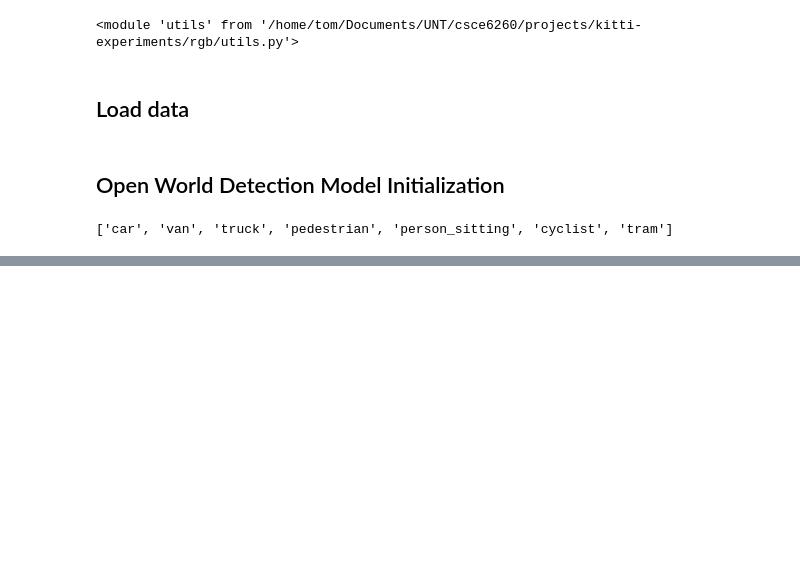
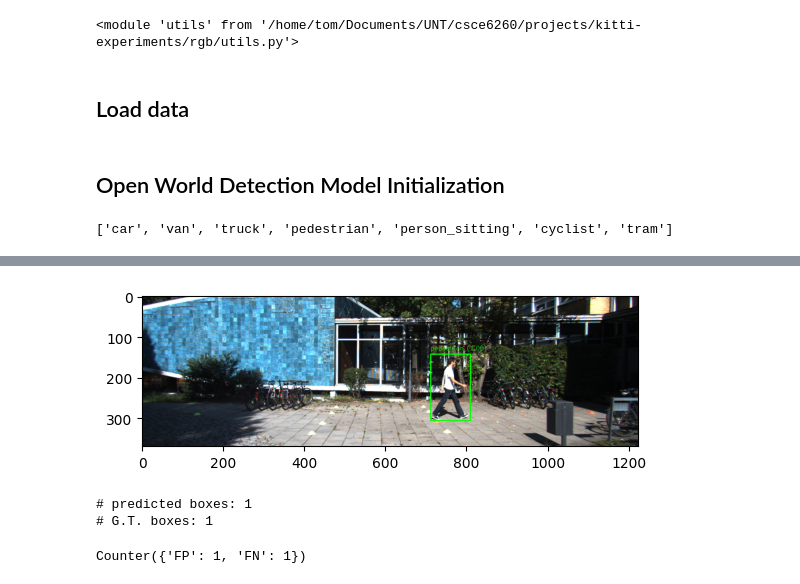
Before and after one commit to tjtrebat/kitti-experiments, a Jupyter notebook: rgb/yolo.ipynb, the cells around one changed output, grey strips where cells are left out. Drawn from its saved outputs; the diff is of its cells as text; code cells hidden in the pictures; blank space fills up the shorter version.

Commit message:
calculated precision/recall

```diff
--- a/rgb/yolo.ipynb
+++ b/rgb/yolo.ipynb
@@ -19,6 +19,8 @@ base = Path.home() / "kitti"
 train_dir = base / "training"
 train_img_dir = train_dir / "image_2"
 kitti_images_train = sorted(train_img_dir.glob("*.png"))
+train_labels_dir = train_dir / "label_2"
+kitti_train_labels = sorted(train_labels_dir.glob("*.txt"))
 # %% [markdown]
 ## Open World Detection Model Initialization
 # %%
@@ -68,0 +79,29 @@ Speed: 2.0ms preprocess, 528.0ms inference, 1.1ms postprocess per image at shape
+# %%
+gt_detections = []
+for gt_object in sample_label:
+    class_name = gt_object["type"].lower()
+    if class_name != "dontcare":
+        x_min, y_min, x_max, y_max = gt_object["bbox_2d"]
+        gt_detections.append({
+            "bounding_box": [x_min, y_min, x_max, y_max],
+            "object_name": class_name.lower(),
+            "confidence": float(1.0)
+        })
+
+gt_image = utils.draw_detection_output(sample_image_rgb, gt_detections, color_rgb=(0, 255, 0))
+cv2.imwrite("gt_image.png", gt_image[:,:,::-1])
+plt.imshow(gt_image);
+# %% [output]
+[figure, added]
+# %%
+print("# predicted boxes: {}".format(len(pred_detections)))
+print("# G.T. boxes: {}".format(len(gt_detections)))
+gt_detections = [obj for obj in gt_detections if obj.get("object_name") != "dontcare"]
+results = utils.evaluate_detections(pred_detections, gt_detections, iou_threshold=0.40)
+precision, recall = utils.calculate_precision_recall(results)
+print(results)
+print(f"Precision: {precision}, Recall: {recall}")
+# %% [output]
+# predicted boxes: 1
+# G.T. boxes: 1
+Counter({'FP': 1, 'FN': 1})
```
Also changed, not shown: parts of 3 cells of this notebook, 5 other files.
